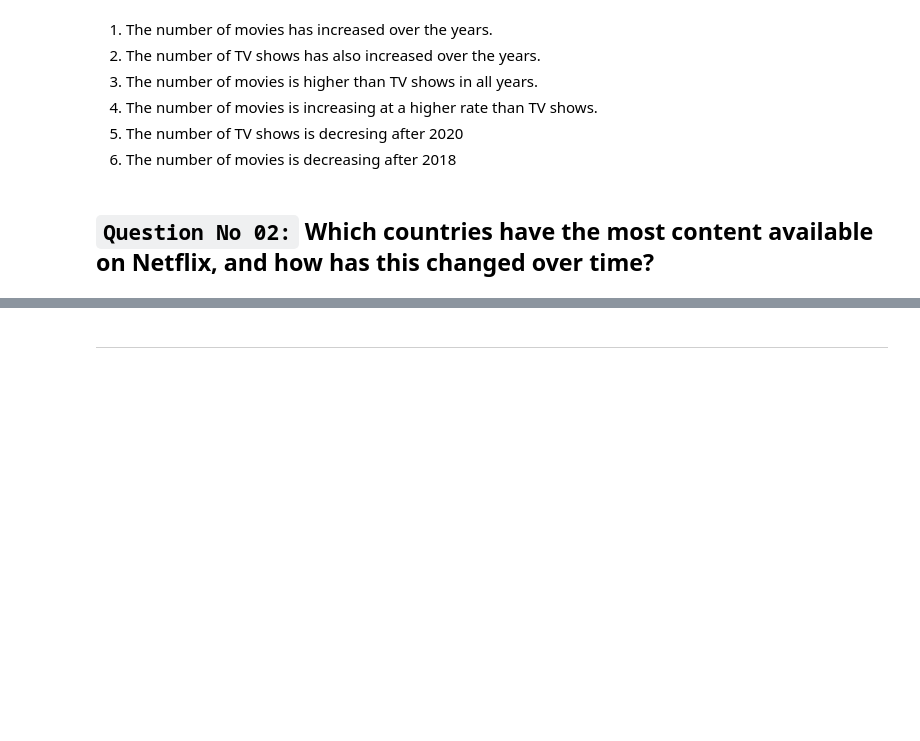
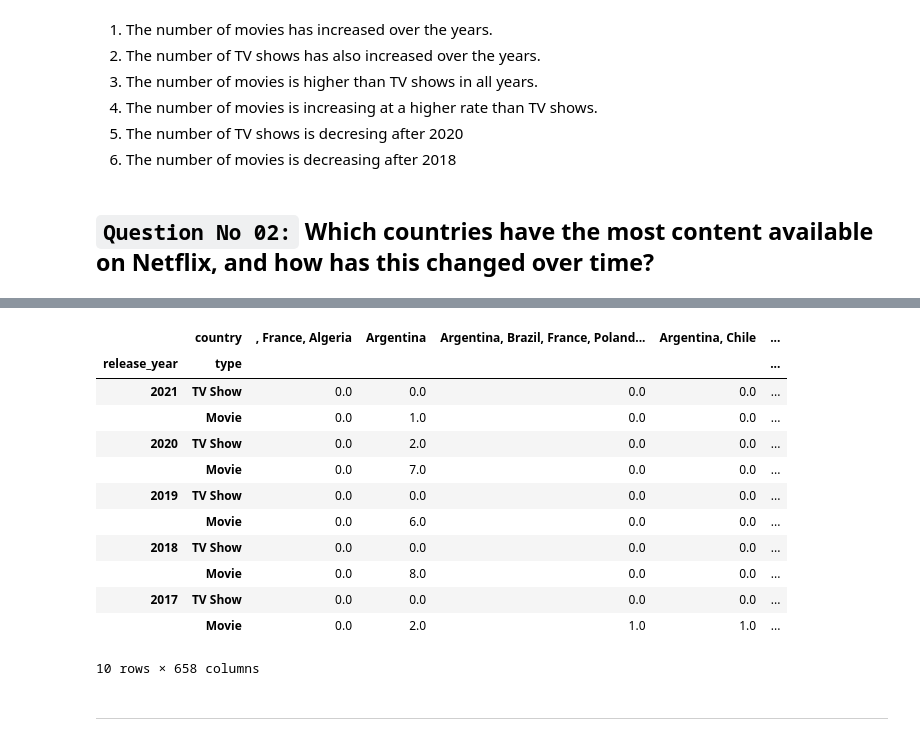
Before and after one commit to shaheeralics/Data-Science-Learning-With-Projects, a Jupyter notebook: Projects/EDA_Projects/02_Complete_EDA_on_Netflix_Data.ipynb, the cells around one changed output, grey strips where cells are left out. Saved outputs shown, nothing was run; the diff lists cells and outputs as text; code cells hidden in the pictures; blank space fills up the shorter version.

```diff
--- a/Projects/EDA_Projects/02_Complete_EDA_on_Netflix_Data.ipynb
+++ b/Projects/EDA_Projects/02_Complete_EDA_on_Netflix_Data.ipynb
@@ -623,2 +626,21 @@ px.bar(df_grouped)
+# %%
+# we have to group by it thorugh the type column
+q3 = df.groupby(['release_year','type'])['country'].value_counts().unstack().fillna(0).sort_values(by='release_year', ascending=False).head(10)
+# %%
+q3
+# %% [output]
+|  | country | , France, Algeria | Argentina | Argentina, Brazil, France, Poland... | Argentina, Chile | ... |
+| release_year | type |  |  |  |  | ... |
+| 2021 | TV Show | 0.0 | 0.0 | 0.0 | 0.0 | ... |
+|  | Movie | 0.0 | 1.0 | 0.0 | 0.0 | ... |
+| 2020 | TV Show | 0.0 | 2.0 | 0.0 | 0.0 | ... |
+|  | Movie | 0.0 | 7.0 | 0.0 | 0.0 | ... |
+| 2019 | TV Show | 0.0 | 0.0 | 0.0 | 0.0 | ... |
+|  | Movie | 0.0 | 6.0 | 0.0 | 0.0 | ... |
+| 2018 | TV Show | 0.0 | 0.0 | 0.0 | 0.0 | ... |
+|  | Movie | 0.0 | 8.0 | 0.0 | 0.0 | ... |
+| 2017 | TV Show | 0.0 | 0.0 | 0.0 | 0.0 | ... |
+|  | Movie | 0.0 | 2.0 | 1.0 | 1.0 | ... |
+10 rows × 658 columns
 # %% [markdown]
 ---
```
Also changed, not shown: parts of 13 cells of this notebook.
